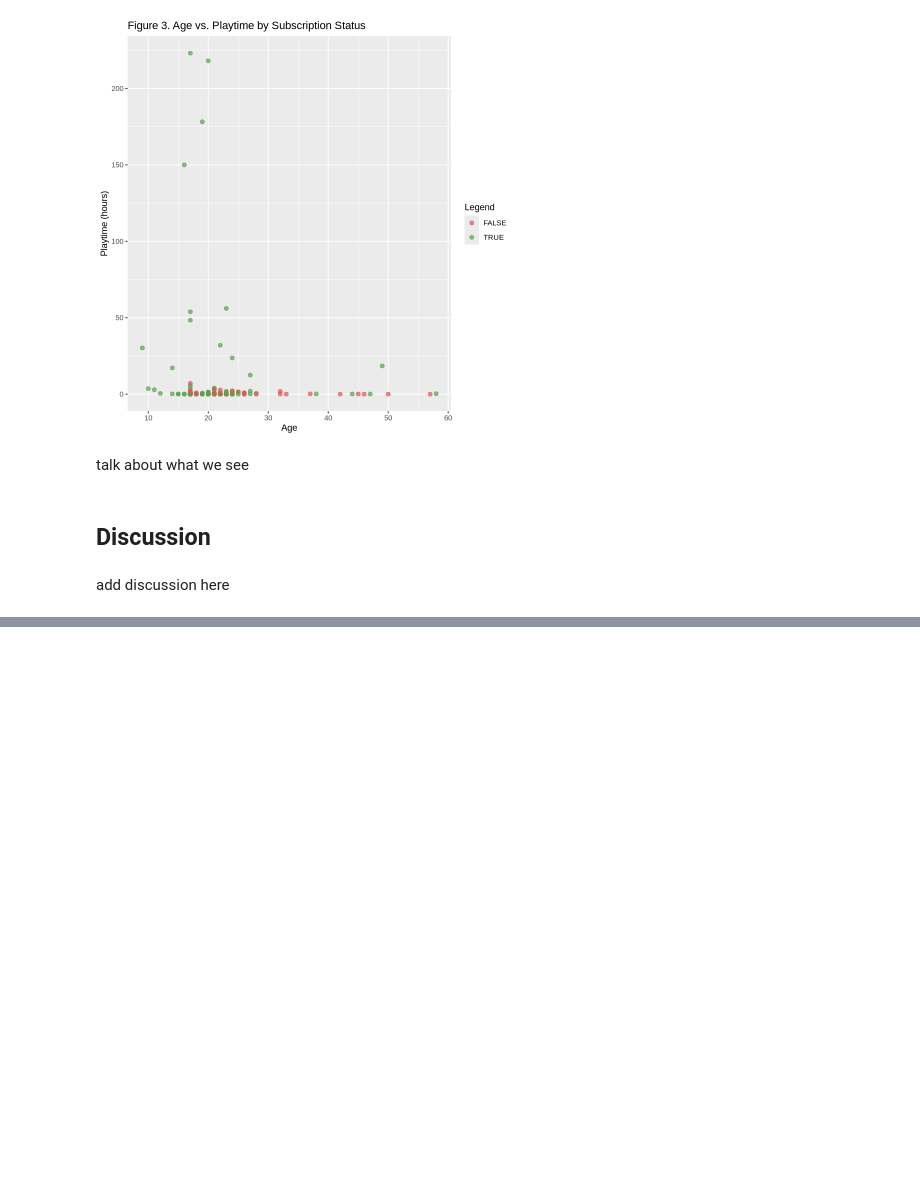
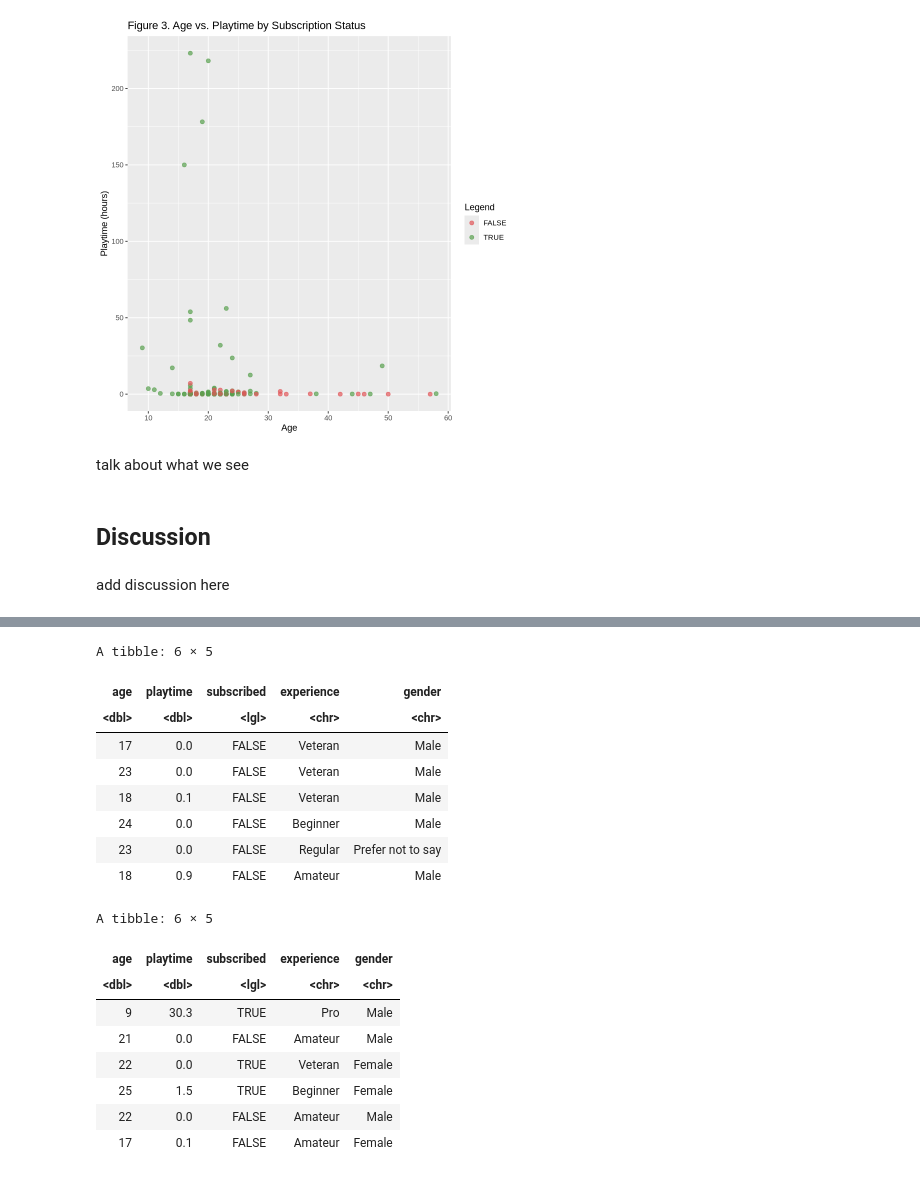
Before and after one commit to cassidoi/dsci-100-2025w1-group36-cassidy, a Jupyter notebook: project_final_report.ipynb, the cells around one changed output, grey strips where cells are left out. Saved outputs shown, nothing was run; the diff lists cells and outputs as text; code cells hidden in the pictures; blank space fills up the shorter version.

```diff
--- a/project_final_report.ipynb
+++ b/project_final_report.ipynb
@@ -178,0 +173,27 @@ add discussion here
+# %%
+player_split <- initial_split(players_clean, prop = 0.75, strata = subscribed)
+
+train <- training(player_split)
+test  <- testing(player_split)
+
+head(train)
+head(test)
+# %% [output]
+A tibble: 6 × 5
+| age | playtime | subscribed | experience | gender |
+| <dbl> | <dbl> | <lgl> | <chr> | <chr> |
+| 17 | 0.0 | FALSE | Veteran | Male |
+| 23 | 0.0 | FALSE | Veteran | Male |
+| 18 | 0.1 | FALSE | Veteran | Male |
+| 24 | 0.0 | FALSE | Beginner | Male |
+| 23 | 0.0 | FALSE | Regular | Prefer not to say |
+| 18 | 0.9 | FALSE | Amateur | Male |
+A tibble: 6 × 5
+| age | playtime | subscribed | experience | gender |
+| <dbl> | <dbl> | <lgl> | <chr> | <chr> |
+| 9 | 30.3 | TRUE | Pro | Male |
+| 21 | 0.0 | FALSE | Amateur | Male |
+| 22 | 0.0 | TRUE | Veteran | Female |
+| 25 | 1.5 | TRUE | Beginner | Female |
+| 22 | 0.0 | FALSE | Amateur | Male |
+| 17 | 0.1 | FALSE | Amateur | Female |
```
Also changed, not shown: parts of 6 cells of this notebook.
